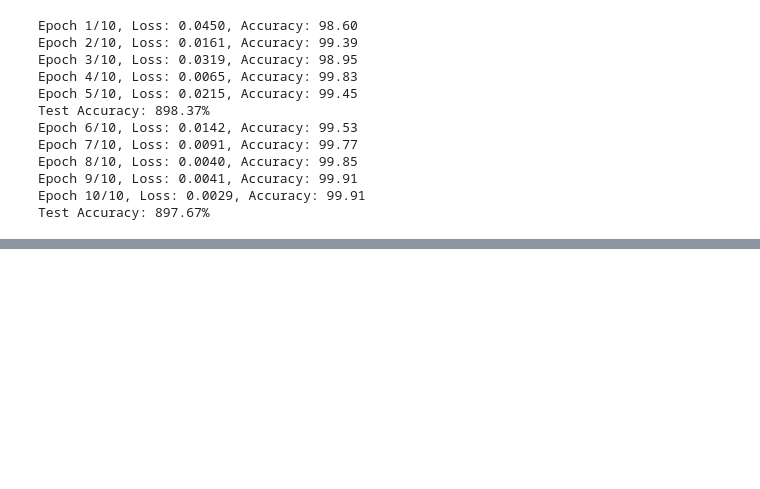
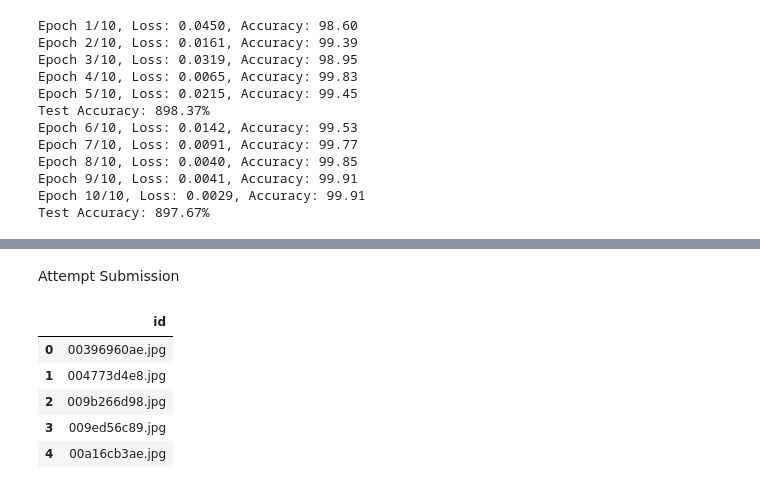
Before and after one commit to fairuztsn/human-fall-detection, a Jupyter notebook: notebooks/fine_tune_resnet.ipynb, the cells around one changed output, grey strips where cells are left out. Cells and saved outputs as stored; diff of their text form; code cells hidden in the pictures; blank space fills up the shorter version.

Commit message:
First submission

```diff
--- a/notebooks/fine_tune_resnet.ipynb
+++ b/notebooks/fine_tune_resnet.ipynb
@@ -159,0 +251,15 @@ torch.save(model.state_dict(), "../weights/weights_001.pth")
+# %% [markdown]
+Attempt Submission
+# %%
+test_data = pd.DataFrame({
+    "id": os.listdir("../data/test")
+})
+
+test_data.head()
+# %% [output]
+|  | id |
+| 0 | 00396960ae.jpg |
+| 1 | 004773d4e8.jpg |
+| 2 | 009b266d98.jpg |
+| 3 | 009ed56c89.jpg |
+| 4 | 00a16cb3ae.jpg |
```
Also changed, not shown: parts of 21 cells of this notebook, 2 other files.
